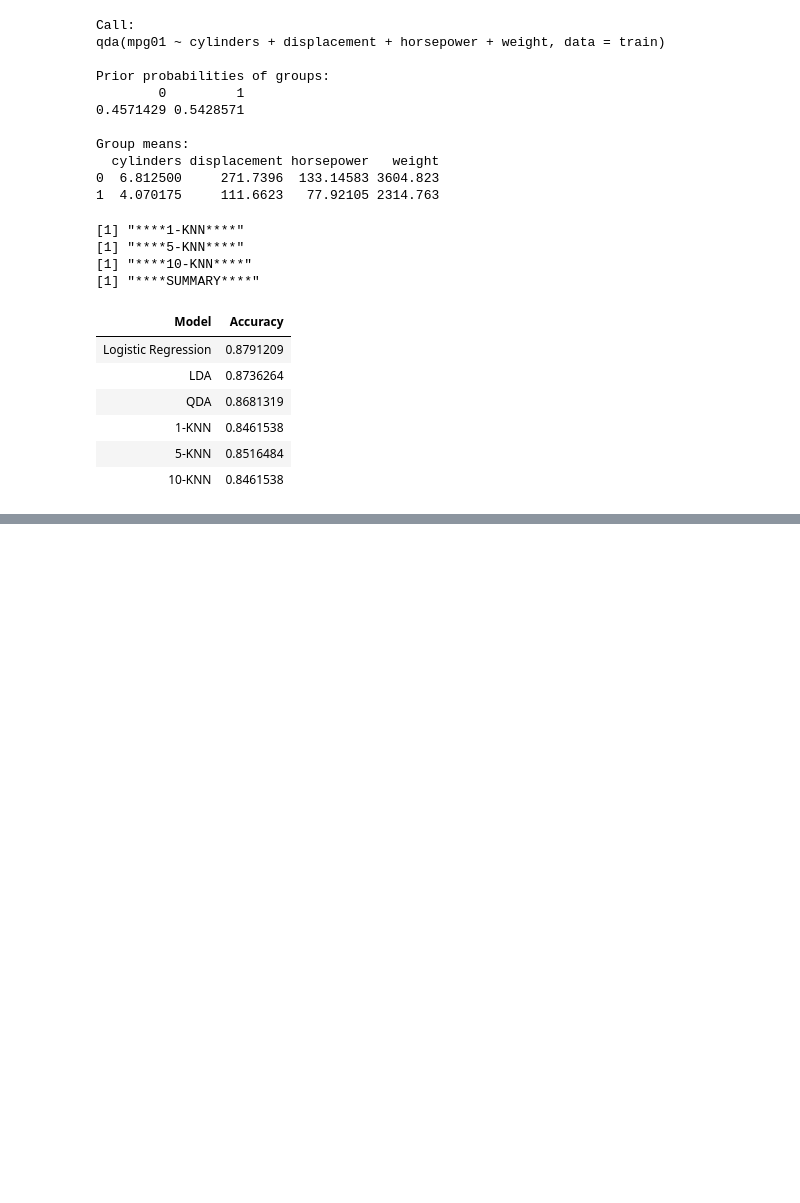
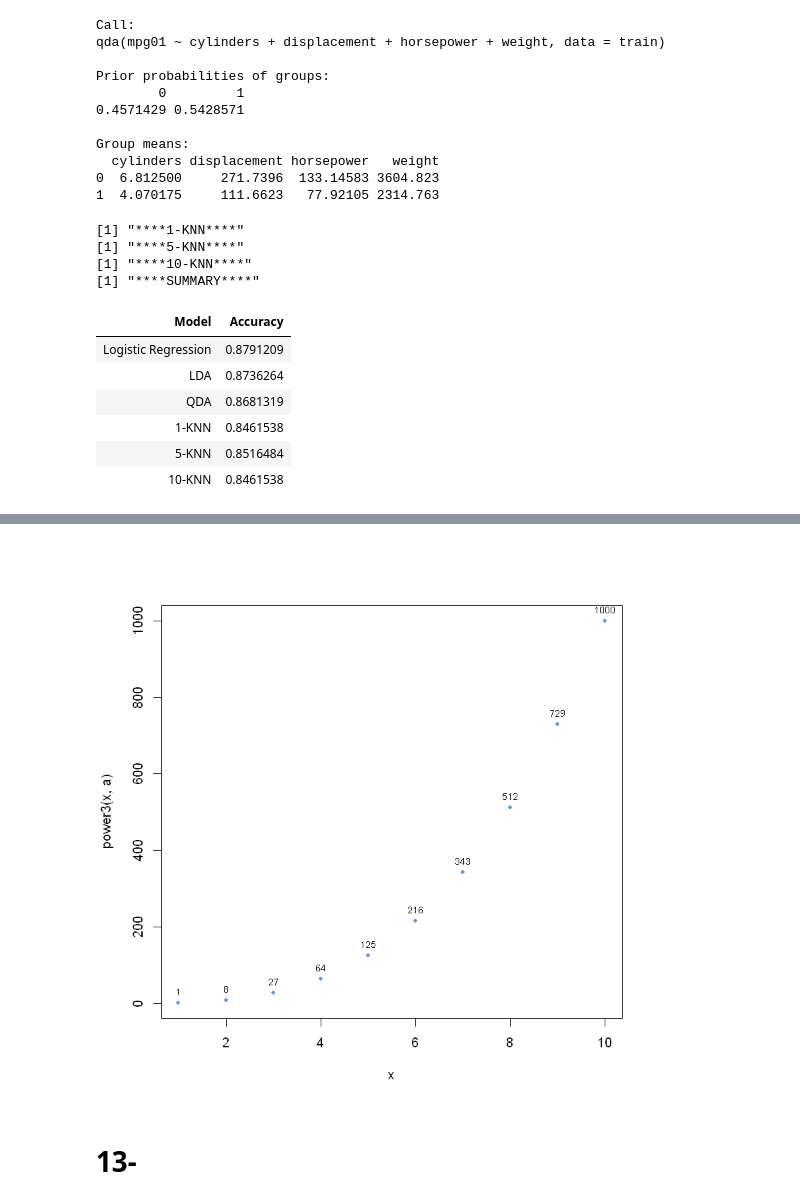
Before and after one commit to YoussefEssDS/ISLR-Labs, a Jupyter notebook: LAB Classification ISLR.ipynb, the cells around one changed output, grey strips where cells are left out. Cells and saved outputs as stored; diff of their text form; code cells hidden in the pictures; blank space fills up the shorter version.

```diff
--- a/LAB Classification ISLR.ipynb
+++ b/LAB Classification ISLR.ipynb
@@ -373,0 +410,10 @@ Group means:
+# %%
+plotPower=function(x,a){
+    plot(x,power3(x,a),col='cornflowerblue',pch=20)
+    text(x,power3(x,a),labels =power3(x,a) ,pos=3,cex = 0.7)
+}
+plotPower(1:10,3)
+# %% [output]
+[figure, added]
+# %% [markdown]
+# 13-
```
Also changed, not shown: parts of 19 cells of this notebook.
